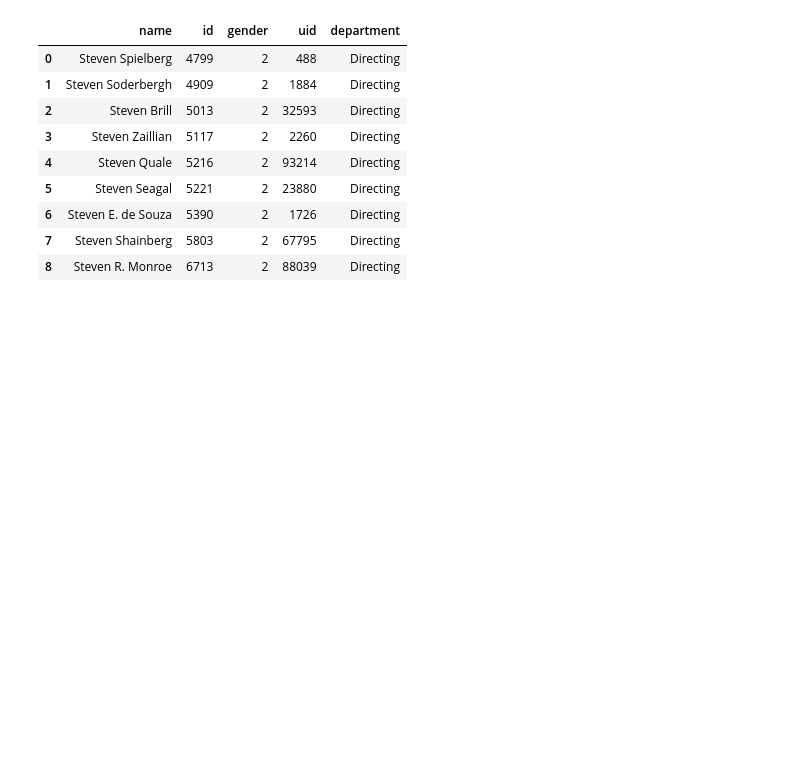
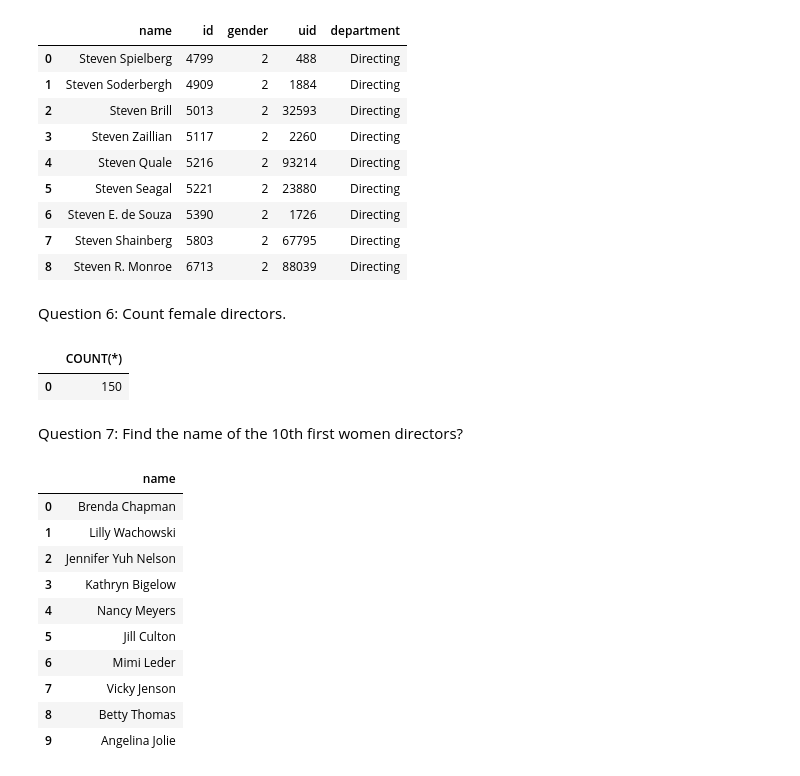
Before and after one commit to QiCai1995/IMDb-Project-SQL, a Jupyter notebook: practice.ipynb, the cells around one changed output. Saved outputs shown, nothing was run; the diff lists cells and outputs as text; code cells hidden in the pictures; blank space fills up the shorter version.

```diff
--- a/practice.ipynb
+++ b/practice.ipynb
@@ -113,3 +113,39 @@ Directors_w_steven
 | 6 | Steven E. de Souza | 5390 | 2 | 1726 | Directing |
 | 7 | Steven Shainberg | 5803 | 2 | 67795 | Directing |
 | 8 | Steven R. Monroe | 6713 | 2 | 88039 | Directing |
+# %% [markdown]
+Question 6: Count female directors.
+# %%
+query = """
+        SELECT COUNT(*)
+        FROM directors
+        WHERE gender == '1';
+        """
+female_directors = pd.read_sql(query, connection)
+female_directors
+# %% [output]
+|  | COUNT(*) |
+| 0 | 150 |
+# %% [markdown]
+Question 7: Find the name of the 10th first women directors?
+# %%
+query = """
+        SELECT name
+        FROM directors
+        WHERE gender == '1'
+        LIMIT 10;
+        """
+top_10_female_directors = pd.read_sql(query, connection)
+top_10_female_directors
+# %% [output]
+|  | name |
+| 0 | Brenda Chapman |
+| 1 | Lilly Wachowski |
+| 2 | Jennifer Yuh Nelson |
+| 3 | Kathryn Bigelow |
+| 4 | Nancy Meyers |
+| 5 | Jill Culton |
+| 6 | Mimi Leder |
+| 7 | Vicky Jenson |
+| 8 | Betty Thomas |
+| 9 | Angelina Jolie |
```
Also changed, not shown: parts of 11 cells of this notebook.
